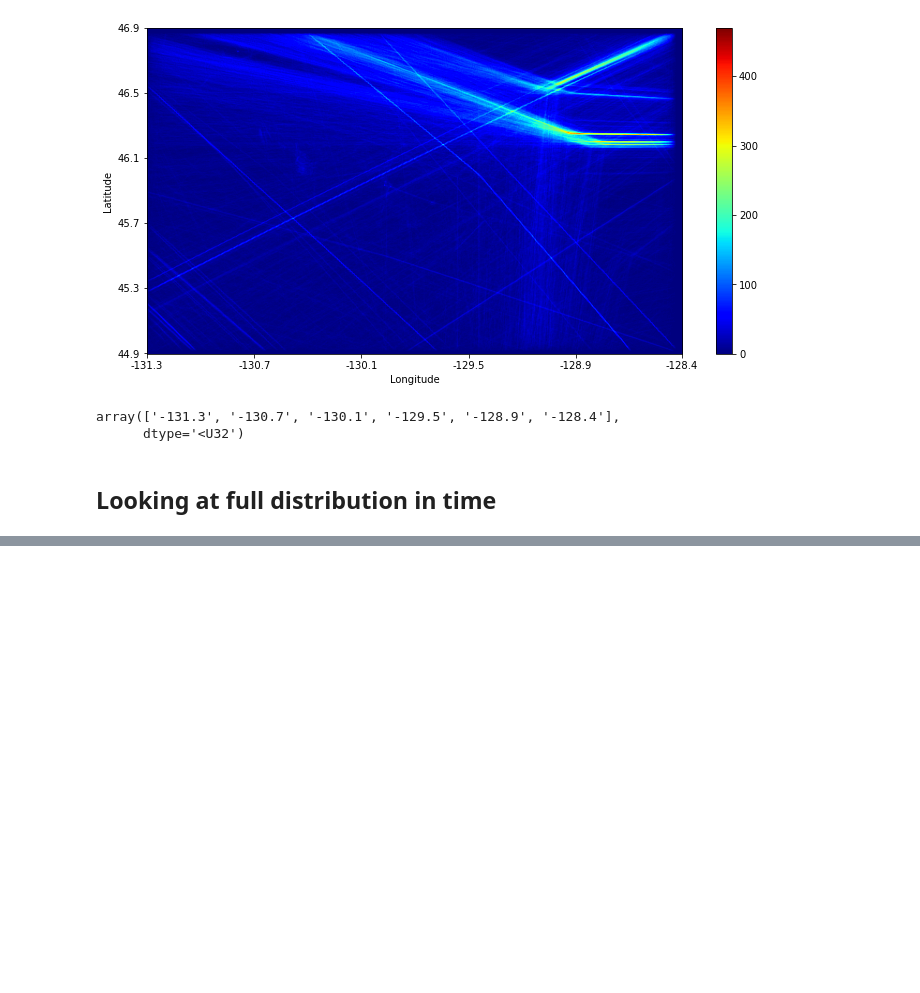
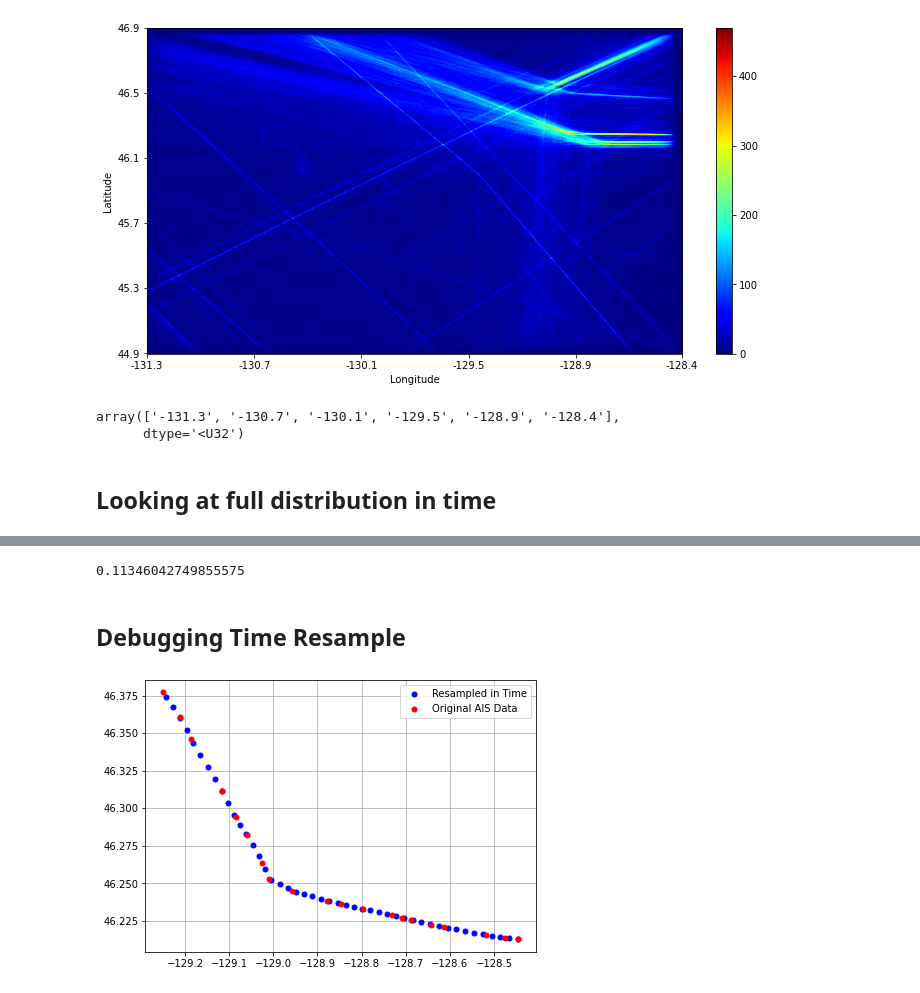
Before and after one commit to John-Ragland/AIS_data_analysis, a Jupyter notebook: Building AIS_tools.ipynb, the cells around one changed output, grey strips where cells are left out. Cells and saved outputs as stored; diff of their text form; code cells hidden in the pictures; blank space fills up the shorter version.

```diff
--- a/Building AIS_tools.ipynb
+++ b/Building AIS_tools.ipynb
@@ -136,5 +325,5 @@ px.scatter(x=ship_passes[idx].LON, y=ship_passes[idx].LAT)
 # %%
 for k in range(len(ship_passes)):
-    if ship_passes[k]['MMSI'][0] == 538004255:
+    if ship_passes[k].MMSI[0] == 369565000:
         print(k)
 # %% [output]
@@ -178,0 +353,9 @@ Timestamp('2016-03-18 10:50:52')
+# %%
+len1 = []
+for k in range(len(ship_passes)):
+    if len(ship_passes[k]) == 1:
+        len1.append(k)
+# %%
+print(len(len1) / len(ship_passes))
+# %% [output]
+0.11346042749855575
@@ -178,0 +367,20 @@ Timestamp('2016-03-18 10:50:52')
+# %% [markdown]
+## Debugging Time Resample
+# %%
+len2 = []
+for k in range(len(ship_passes)):
+    if len(ship_passes[k]) == 20:
+        len2.append(k)
+# %%
+t = 10
+single_pass_resampled = AIS_tools.resample_time(ship_passes[len2[t]])
+
+fig = plt.figure(figsize=(7,5))
+plt.plot(single_pass_resampled.lons, single_pass_resampled.lats, 'b.', markersize=10)
+plt.plot(ship_passes[len2[t]].LON, ship_passes[len2[t]].LAT, 'r.', markersize=10)
+plt.legend(['Resampled in Time','Original AIS Data'])
+plt.grid()
+
+fig.savefig('resampled_time_demo.png',dpi=300)
+# %% [output]
+[figure, added]
```
Also changed, not shown: parts of 39 cells of this notebook, 3 other files.
